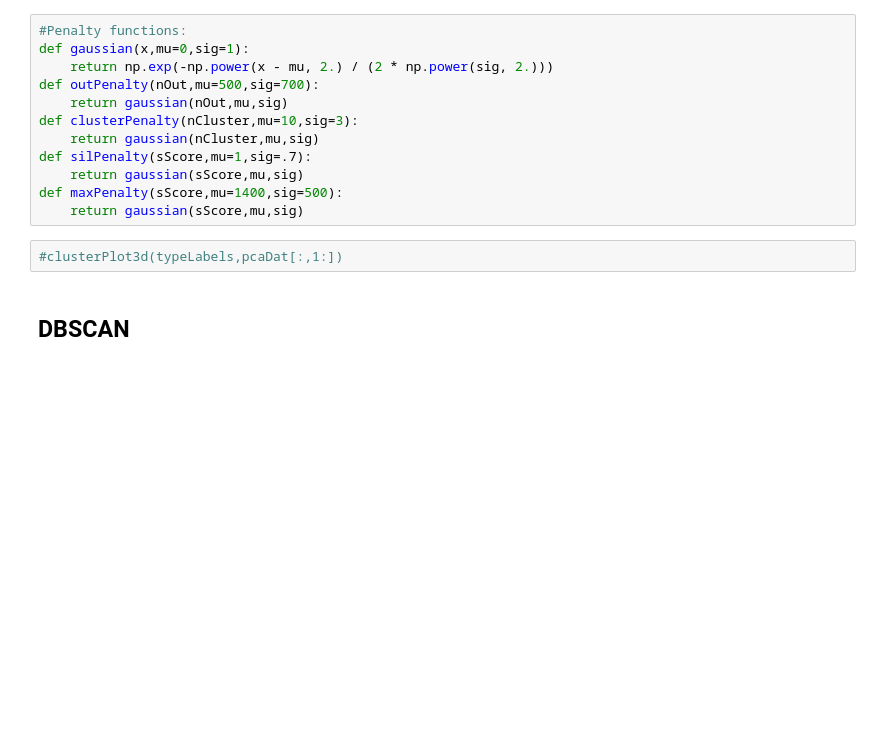
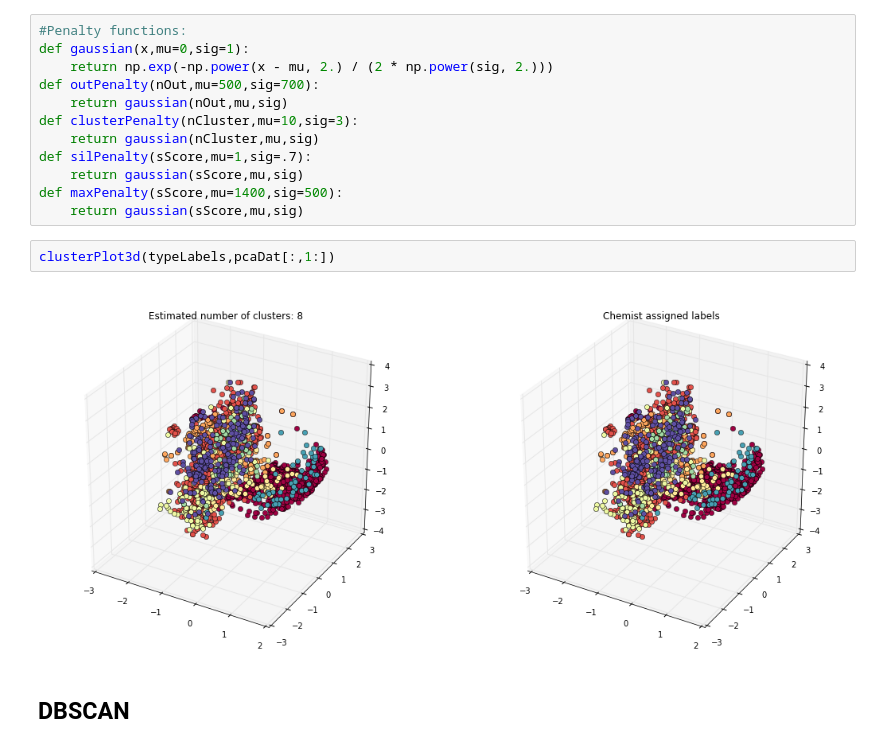
Before and after one commit to dstuck/CompChemClustering, a Jupyter notebook: FullAnalysis.ipynb, the cells around one changed output. Cells and saved outputs as stored; diff of their text form; blank space fills up the shorter version.

```diff
--- a/FullAnalysis.ipynb
+++ b/FullAnalysis.ipynb
@@ -256,7 +257,9 @@ def silPenalty(sScore,mu=1,sig=.7):
 def maxPenalty(sScore,mu=1400,sig=500):
     return gaussian(sScore,mu,sig)
 # %%
-#clusterPlot3d(typeLabels,pcaDat[:,1:])
+clusterPlot3d(typeLabels,pcaDat[:,1:])
+# %% [output]
+[figure, added]
 # %% [markdown]
 ## DBSCAN
 # %%
```
Also changed, not shown: parts of 14 cells of this notebook.
